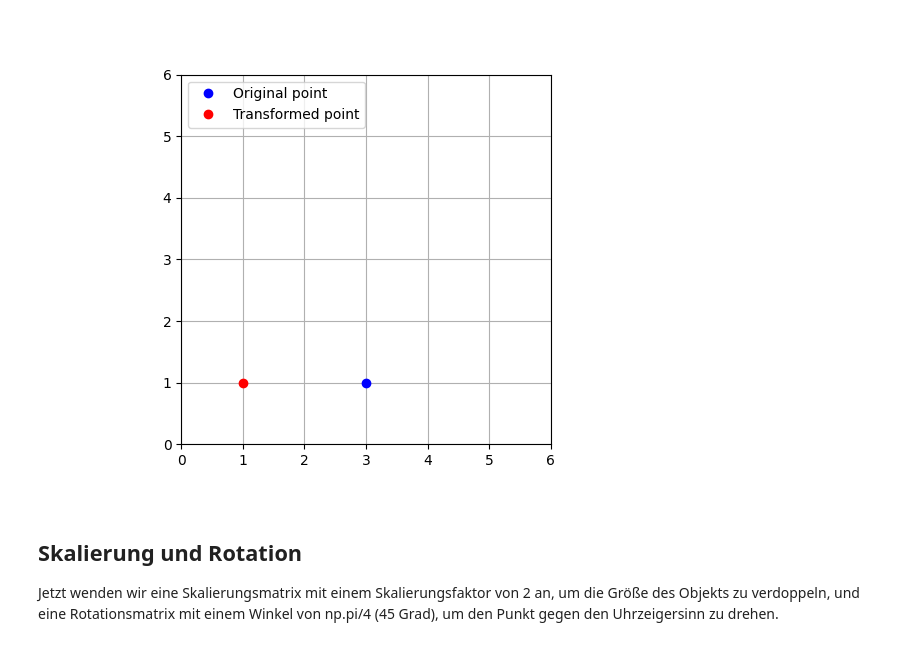
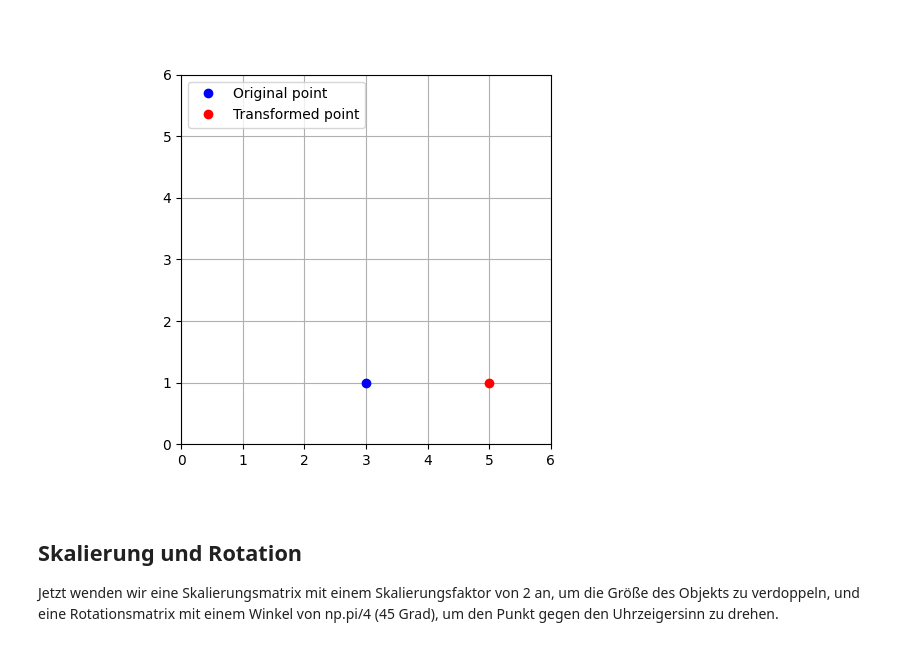
Before and after one commit to dimo3d/CGI_course_materials, a Jupyter notebook: content/trial_lecture.ipynb, the cells around one changed output. Saved outputs shown, nothing was run; the diff lists cells and outputs as text; code cells hidden in the pictures.

```diff
--- a/content/trial_lecture.ipynb
+++ b/content/trial_lecture.ipynb
@@ -20,7 +45,7 @@ point = np.array([3, 1, 1])
 
 # Translation matrix
 translation_matrix = np.array([
-    [1, 0, -2],
+    [1, 0, 2],
     [0, 1, 0],
     [0, 0, 1]
 ])
@@ -43,4 +67,4 @@ Note: you may need to restart the kernel to use updated packages.
-[figure, old version]
+[figure, new version]
 # %% [markdown]
 ## Skalierung und Rotation
 Jetzt wenden wir eine Skalierungsmatrix mit einem Skalierungsfaktor von 2 an, um die Größe des Objekts zu verdoppeln, und eine Rotationsmatrix mit einem Winkel von np.pi/4 (45 Grad), um den Punkt gegen den Uhrzeigersinn zu drehen.
```
Also changed, not shown: parts of 2 cells of this notebook.
